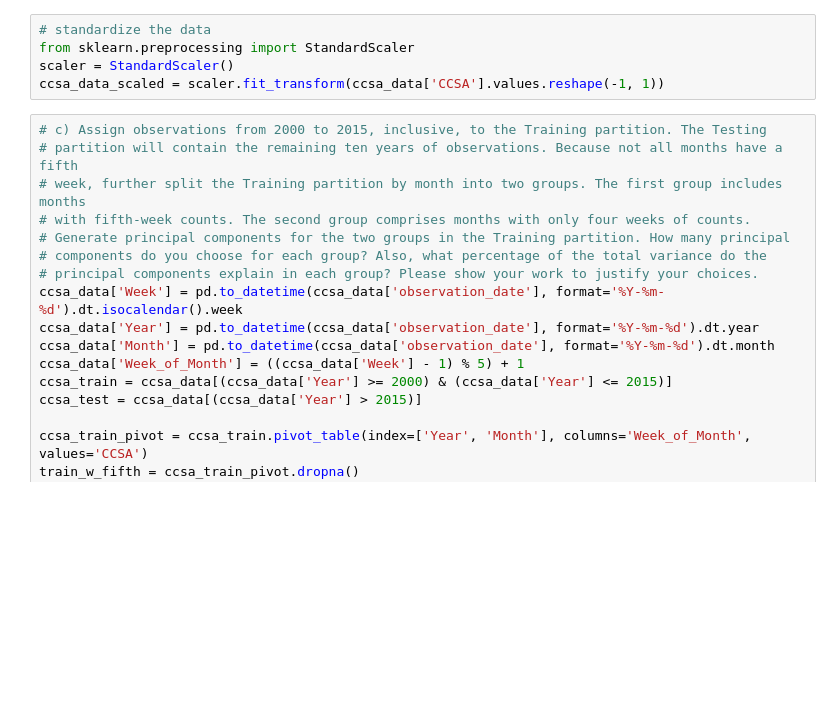
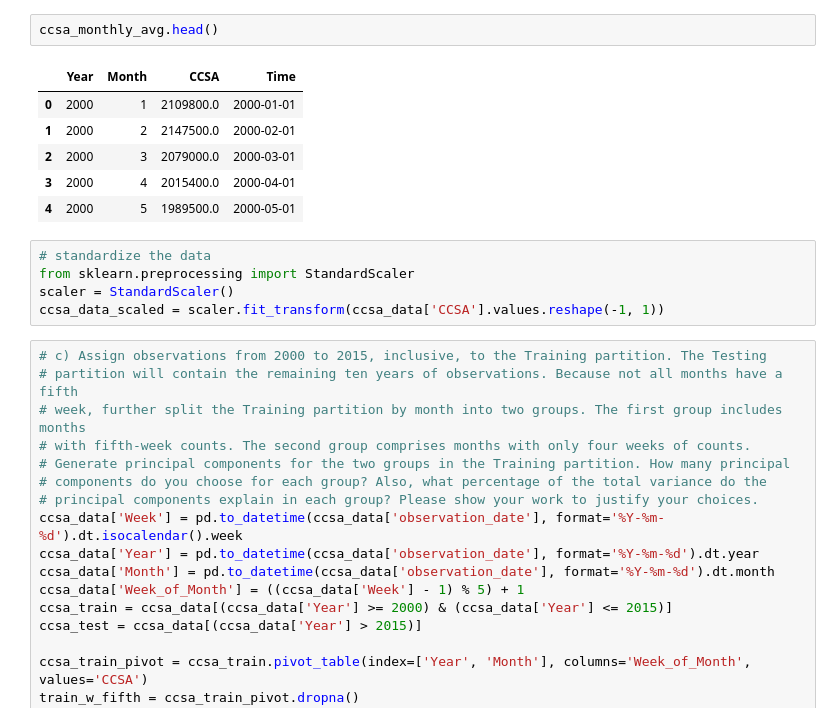
Before and after one commit to lilykendall/adsp31017, a Jupyter notebook: assignment1.ipynb, the cells around one changed output. Drawn from its saved outputs; the diff is of its cells as text; blank space fills up the shorter version.

```diff
--- a/assignment1.ipynb
+++ b/assignment1.ipynb
@@ -10,3 +41,12 @@ ccsa_data = pd.read_csv('CCSA.csv')
+# %%
+ccsa_monthly_avg.head()
+# %% [output]
+|  | Year | Month | CCSA | Time |
+| 0 | 2000 | 1 | 2109800.0 | 2000-01-01 |
+| 1 | 2000 | 2 | 2147500.0 | 2000-02-01 |
+| 2 | 2000 | 3 | 2079000.0 | 2000-03-01 |
+| 3 | 2000 | 4 | 2015400.0 | 2000-04-01 |
+| 4 | 2000 | 5 | 1989500.0 | 2000-05-01 |
 # %%
 # standardize the data
 from sklearn.preprocessing import StandardScaler
```
Also changed, not shown: parts of 3 cells of this notebook, 1 other file.
